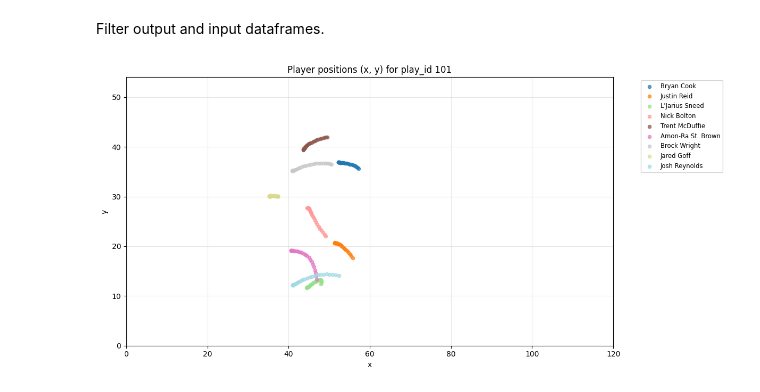
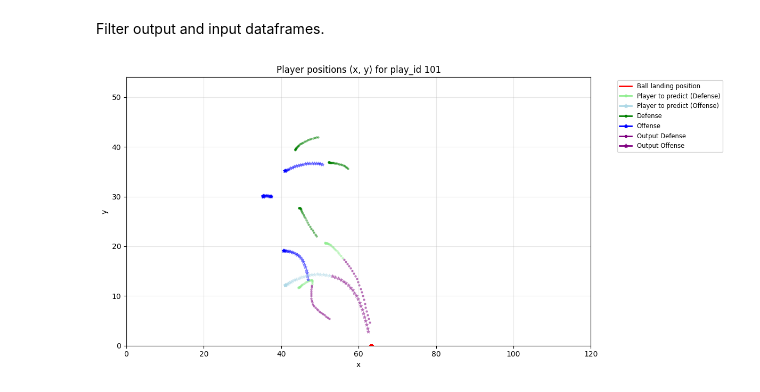
Before and after one commit to VirtualVale/04_kaggleNFL_trajectory_prediction, a Jupyter notebook: multiple-player-analysis.ipynb, the cells around one changed output. Drawn from its saved outputs; the diff is of its cells as text; code cells hidden in the pictures.

Commit message:
Finish multiple player visualization

```diff
--- a/multiple-player-analysis.ipynb
+++ b/multiple-player-analysis.ipynb
@@ -47,22 +50,48 @@ filtered_output_df = sample_output_df[(sample_output_df['game_id'] == game_id) &
 # %%
 import matplotlib.pyplot as plt
 
 plt.figure(figsize=(12, 6))
 players = filtered_input_df['player_name'].unique()
 colors = plt.cm.get_cmap('tab20', len(players))
 
 for idx, player in enumerate(players):
     player_df = filtered_input_df[filtered_input_df['player_name'] == player]
-    plt.scatter(player_df['x'], player_df['y'], label=player, color=colors(idx), s=20, alpha=0.7)
+
+    if len(player_df) != 0:
+        player_info = player_df.iloc[0]
+        player_predict = player_info['player_to_predict']
+        player_side = player_info['player_side']
+        nfl_id = player_info['nfl_id']
+        play_id = player_info['play_id']
+        marker = '*' if player_side == 'Offense' else '.'
+        light_flag = 'light' if player_predict else ''
+        if player_side == 'Offense':
+            color = f'{light_flag}blue'
+        else:
+            color = f'{light_flag}green'
+        player_df_output = filtered_output_df[(filtered_output_df['nfl_id'] == nfl_id) & (filtered_output_df['play_id'] == play_id)]
+    plt.scatter(player_df['x'], player_df['y'], label=player, color=color, s=20, alpha=0.4, marker = marker)
+    plt.scatter(player_df_output['x'], player_df_output['y'], label=player, color='purple', s=20, alpha=0.4, marker=marker)
+
+plt.scatter(filtered_input_df['ball_land_x'], filtered_input_df['ball_land_y'], c='red')
 
 plt.xlim(0, 120)
 plt.ylim(0, 54)
 plt.xlabel('x')
 plt.ylabel('y')
 plt.title('Player positions (x, y) for play_id {}'.format(filtered_input_df['play_id'].iloc[0]))
-plt.legend(bbox_to_anchor=(1.05, 1), loc='upper left', fontsize='small')
+legend_elements = [
+    Line2D([0], [0], color='red', lw=2, label='Ball landing position'),
+    Line2D([0], [0], color='lightgreen', lw=2, label='Player to predict (Defense)', marker='.'),
+    Line2D([0], [0], color='lightblue', lw=2, label='Player to predict (Offense)', marker='*'),
+    Line2D([0], [0], color='green', lw=2, label='Defense', marker='.'),
+    Line2D([0], [0], color='blue', lw=2, label='Offense', marker='*'),
+    Line2D([0], [0], color='purple', lw=2, label='Output Defense', marker='.'),
+    Line2D([0], [0], color='purple', lw=2, label='Output Offense', marker='*'),
+]
+plt.legend(handles=legend_elements, bbox_to_anchor=(1.05, 1), loc='upper left', fontsize='small')
 plt.grid(True, alpha=0.3)
 plt.tight_layout()
 plt.show()
 # %% [output]
-[figure, old version]
+[figure, new version]
```
Also changed, not shown: parts of 3 cells of this notebook, 1 other file.
